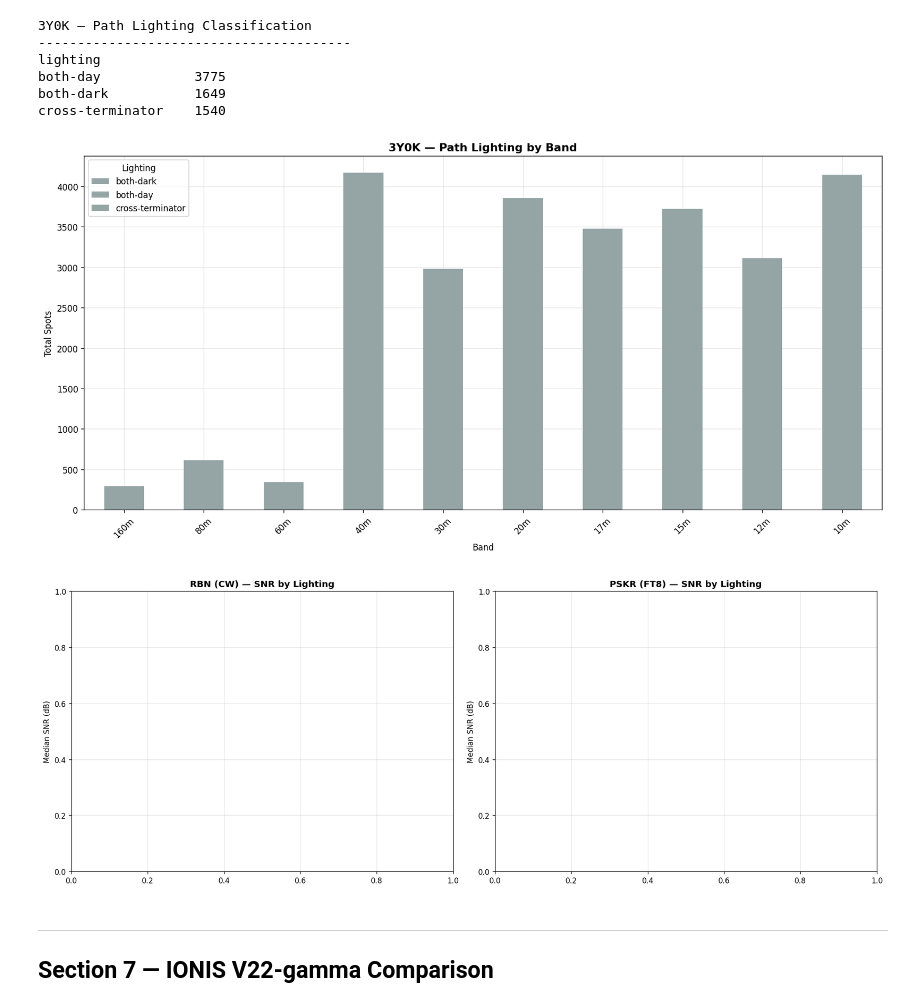
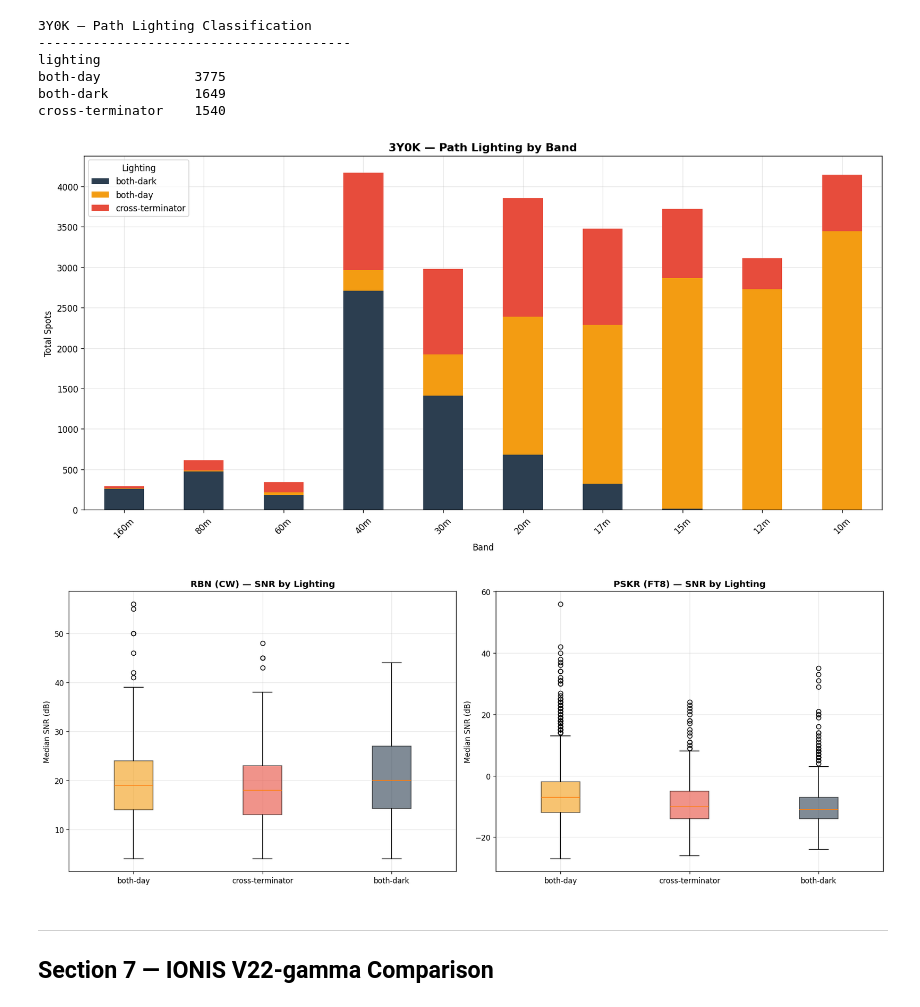
Before and after one commit to IONIS-AI/ionis-jupyter, a Jupyter notebook: notebooks/dxpedition-3y0k-bouvet-2026.ipynb, the cells around one changed output. Cells and saved outputs as stored; diff of their text form; code cells hidden in the pictures.

Commit message:
Fix SNR by lighting charts — underscore vs hyphen in classification labels
classify_path() returns 'both-day' (hyphen) but filter checked 'both_day'
(underscore). Boxplots rendered empty. Fixed and re-executed.

Co-Authored-By: Claude Opus 4.6 (1M context) <noreply@anthropic.com>

```diff
--- a/notebooks/dxpedition-3y0k-bouvet-2026.ipynb
+++ b/notebooks/dxpedition-3y0k-bouvet-2026.ipynb
@@ -646,28 +646,28 @@ cross-terminator    1540
 # %%
 # Day/night breakdown by band
 fig, ax = plt.subplots(figsize=(14, 7))
 
 class_by_band = (
     combined.groupby(["band", "lighting"])["spot_count"]
     .sum()
     .unstack(fill_value=0)
 )
 
 class_by_band.index = [BAND_NAMES.get(b, str(b)) for b in class_by_band.index]
-colors = {"both_day": "#f39c12", "both_dark": "#2c3e50",
-          "cross_terminator": "#e74c3c", "unknown": "#bdc3c7"}
+colors = {"both-day": "#f39c12", "both-dark": "#2c3e50",
+          "cross-terminator": "#e74c3c", "unknown": "#bdc3c7"}
 
 class_by_band.plot(kind="bar", stacked=True, ax=ax,
                    color=[colors.get(c, "#95a5a6") for c in class_by_band.columns])
 ax.set_title(f"{CALLSIGN} — Path Lighting by Band", fontsize=13, fontweight="bold")
 ax.set_xlabel("Band")
 ax.set_ylabel("Total Spots")
 ax.legend(title="Lighting")
 plt.xticks(rotation=45)
 plt.tight_layout()
 plt.show()
 # %% [output]
-[figure, old version]
+[figure, new version]
 # %%
 # SNR by lighting classification
 fig, axes = plt.subplots(1, 2, figsize=(16, 6))
@@ -677,7 +677,7 @@ for ax, source, title in [
     (axes[1], "PSKR", "PSKR (FT8)"),
 ]:
     src_df = combined[combined["source"] == source]
-    lighting_types = [l for l in ["both_day", "cross_terminator", "both_dark"] if l in src_df["lighting"].values]
+    lighting_types = [l for l in ["both-day", "cross-terminator", "both-dark"] if l in src_df["lighting"].values]
 
     if lighting_types:
         data = [src_df[src_df["lighting"] == lt]["median_snr"].values for lt in lighting_types]
@@ -692,7 +692,7 @@ for ax, source, title in [
 plt.tight_layout()
 plt.show()
 # %% [output]
-[figure, old version]
+[figure, new version]
 # %% [markdown]
 ---
 
```
